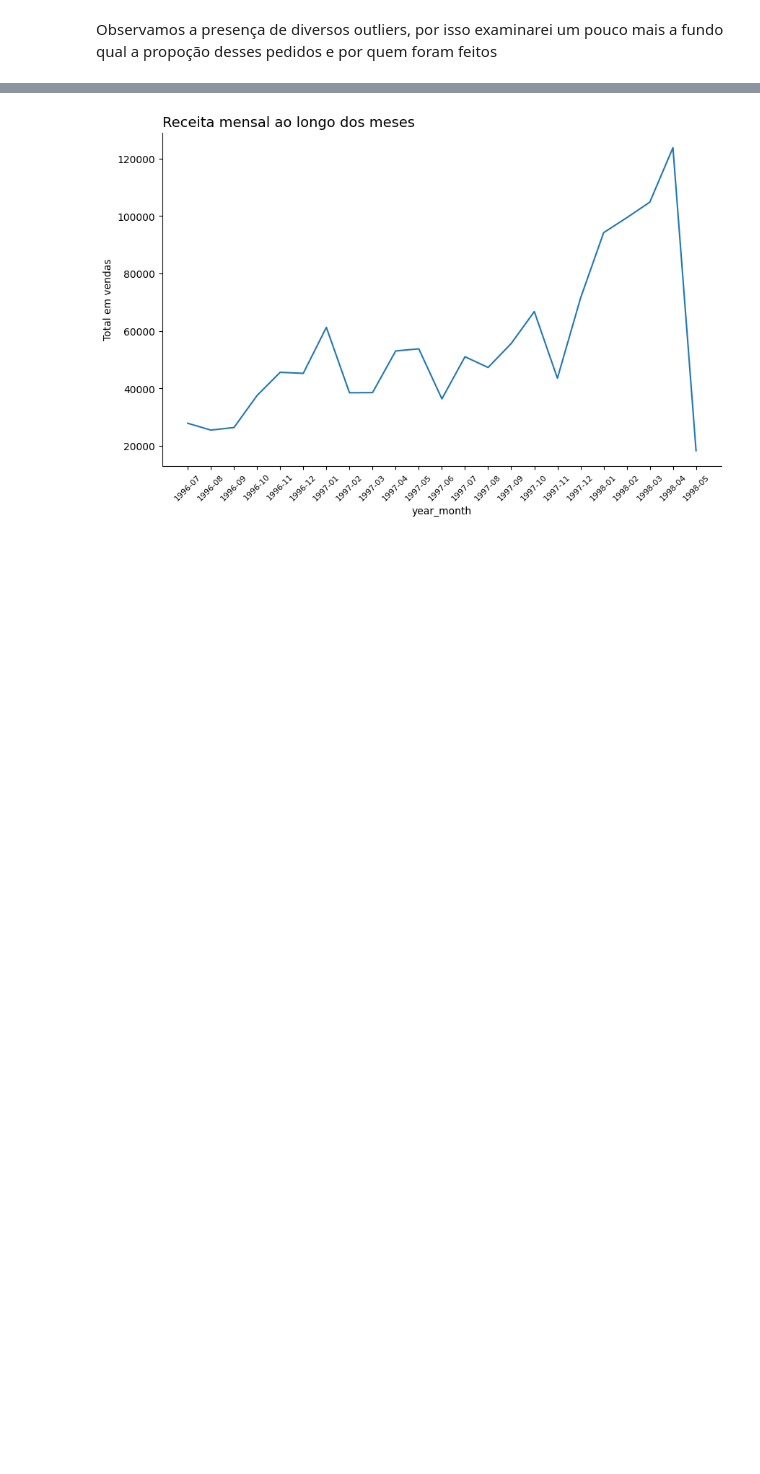
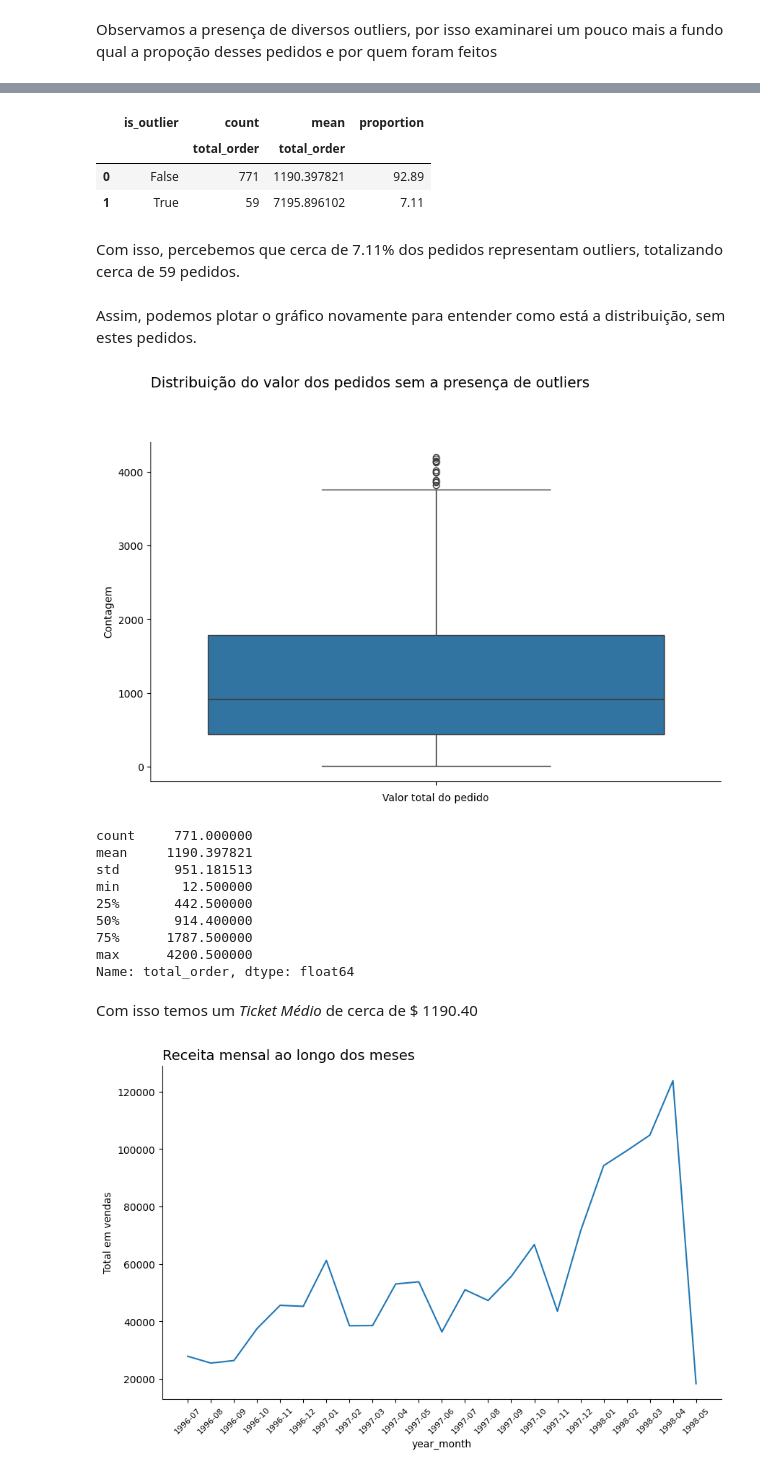
Before and after one commit to raulward/projeto-northwind, a Jupyter notebook: woorkbook.ipynb, the cells around one changed output, grey strips where cells are left out. Drawn from its saved outputs; the diff is of its cells as text; code cells hidden in the pictures; blank space fills up the shorter version.

```diff
--- a/woorkbook.ipynb
+++ b/woorkbook.ipynb
@@ -457,3 +447,64 @@ Agora, o ticket médio mensal da empresa
+# %%
+q1 = total_table['total_order'].quantile(0.25)
+q3 = total_table['total_order'].quantile(0.75)
+IQR = q3 - q1
+
+total_table['is_outlier'] = (
+    (total_table['total_order'] > q3 + IQR * 1.5) |
+    (total_table['total_order'] < q1 - IQR * 1.5)
+)
+
+total_table['total_order'] = round(total_table['total_order'], 2)
+
+pivot_outliers = pd.pivot_table(
+    data=total_table,
+    index='is_outlier',
+    values='total_order',
+    aggfunc=['count', 'mean']
+).reset_index()
+
+
+pivot_outliers['proportion'] = ((pivot_outliers['count'] / pivot_outliers['count'].sum()) * 100).round(2)
+
+pivot_outliers
+# %% [output]
+|  | is_outlier | count | mean | proportion |
+|  |  | total_order | total_order |  |
+| 0 | False | 771 | 1190.397821 | 92.89 |
+| 1 | True | 59 | 7195.896102 | 7.11 |
+# %% [markdown]
+Com isso, percebemos que cerca de 7.11% dos pedidos representam outliers, totalizando cerca de 59 pedidos.
+# %% [markdown]
+Assim, podemos plotar o gráfico novamente para entender como está a distribuição, sem estes pedidos.
+# %%
+non_outliers = total_table[total_table['is_outlier'] == False]
+
+fig, ax = plt.subplots(figsize=(10,6))
+sns.boxplot(non_outliers['total_order'])
+
+ax.set_title('Distribuição do valor dos pedidos sem a presença de outliers\n\n\n', loc='left', fontsize=14)
+ax.set_xlabel('Valor total do pedido')
+ax.set_ylabel('Contagem')
+
+ax.spines['top'].set_visible(False)
+ax.spines['right'].set_visible(False)
+
+plt.show()
+
+print(non_outliers['total_order'].describe())
+# %% [output]
+[figure, added]
+count     771.000000
+mean     1190.397821
+std       951.181513
+min        12.500000
+25%       442.500000
+50%       914.400000
+75%      1787.500000
+max      4200.500000
+Name: total_order, dtype: float64
+# %% [markdown]
+Com isso temos um *Ticket Médio* de cerca de $ 1190.40
 # %%
 monthly_revenue = northwind.groupby('year_month')['total_item'].sum()
 
```
Also changed, not shown: parts of 24 cells of this notebook, 1 other file.
